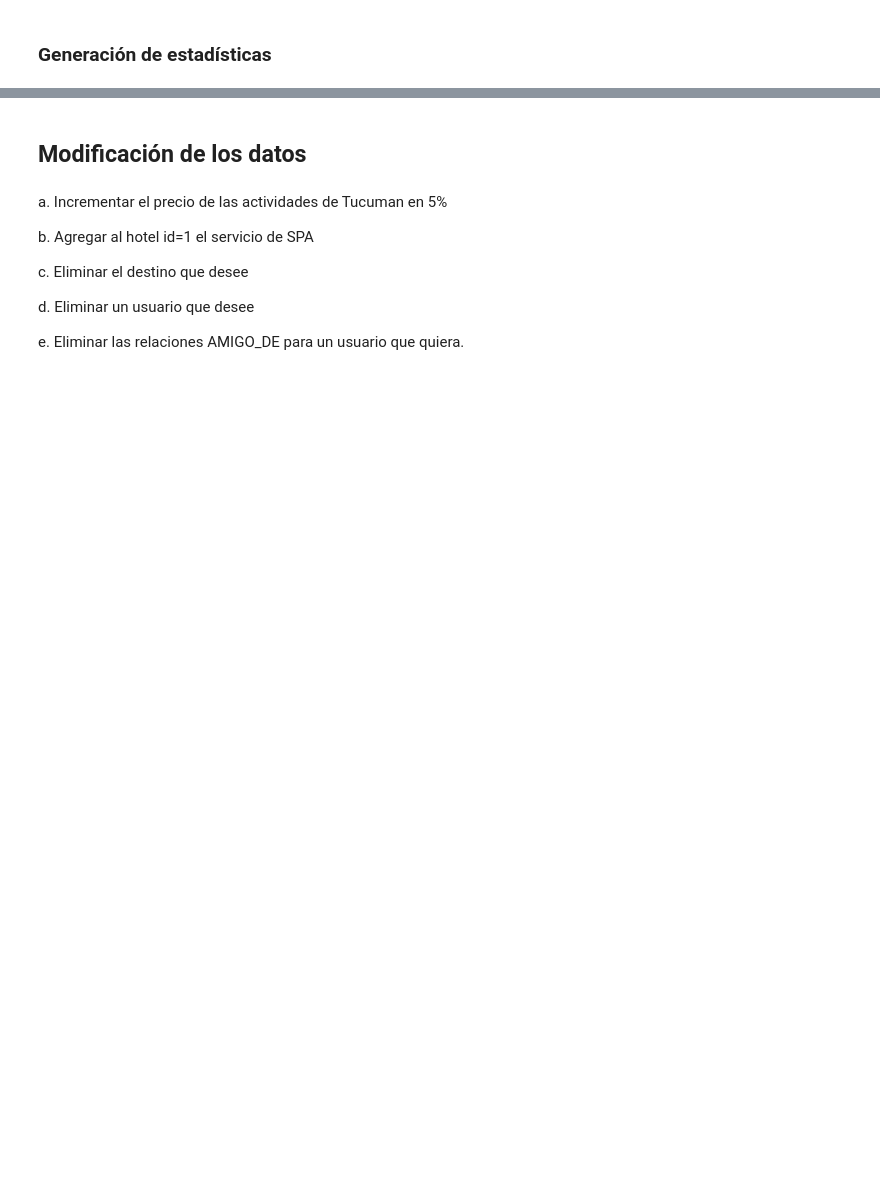
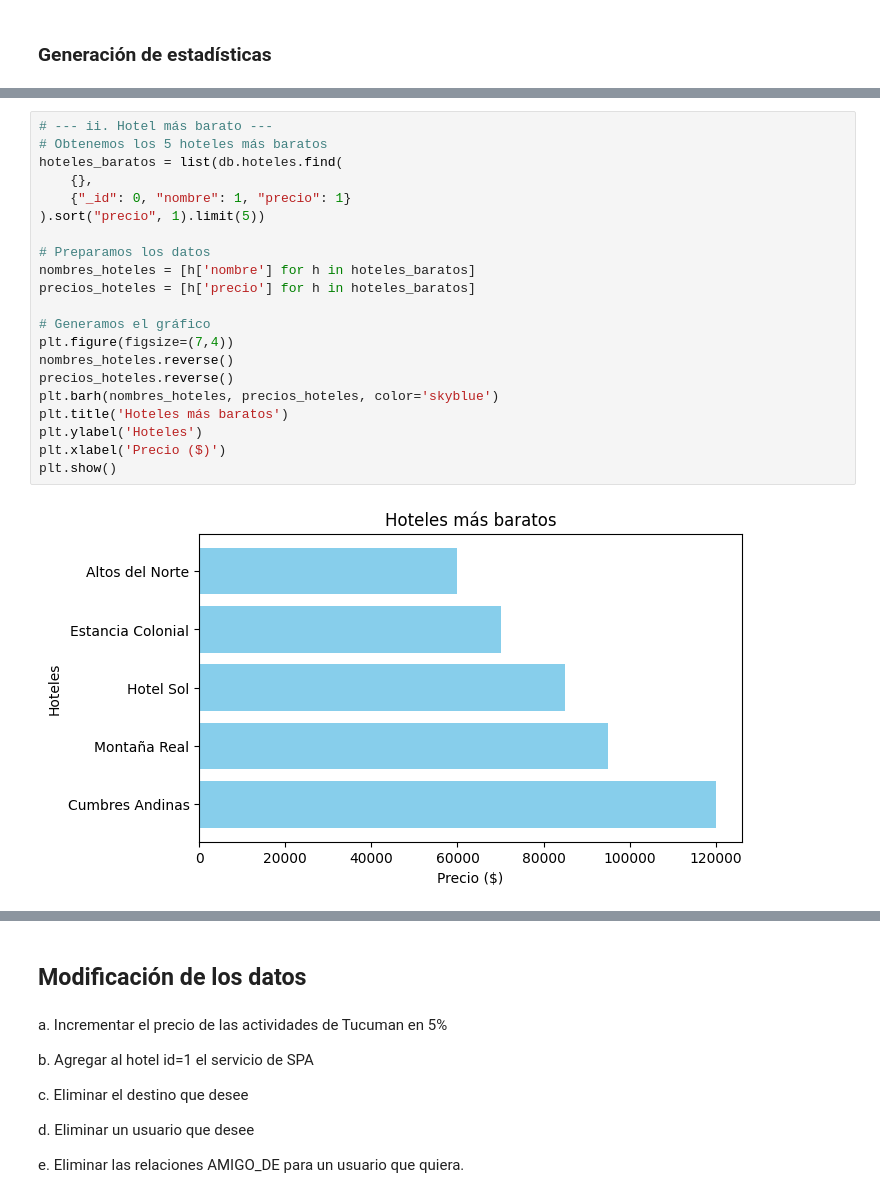
Before and after one commit to ale4l3/CDO-CienciaDeDatosIntegrador, a Jupyter notebook: notebooks/TP-Integrador.ipynb.ipynb, the cells around one changed output, grey strips where cells are left out. Saved outputs shown, nothing was run; the diff lists cells and outputs as text; blank space fills up the shorter version.

```diff
--- a/notebooks/TP-Integrador.ipynb.ipynb
+++ b/notebooks/TP-Integrador.ipynb.ipynb
@@ -626,0 +687,23 @@ plt.show()
+# %%
+# --- ii. Hotel más barato ---
+# Obtenemos los 5 hoteles más baratos
+hoteles_baratos = list(db.hoteles.find(
+    {},
+    {"_id": 0, "nombre": 1, "precio": 1}
+).sort("precio", 1).limit(5))
+
+# Preparamos los datos
+nombres_hoteles = [h['nombre'] for h in hoteles_baratos]
+precios_hoteles = [h['precio'] for h in hoteles_baratos]
+
+# Generamos el gráfico
+plt.figure(figsize=(7,4))
+nombres_hoteles.reverse()
+precios_hoteles.reverse()
+plt.barh(nombres_hoteles, precios_hoteles, color='skyblue')
+plt.title('Hoteles más baratos')
+plt.ylabel('Hoteles')
+plt.xlabel('Precio ($)')
+plt.show()
+# %% [output]
+[figure, added]
```
Also changed, not shown: parts of 27 cells of this notebook.
